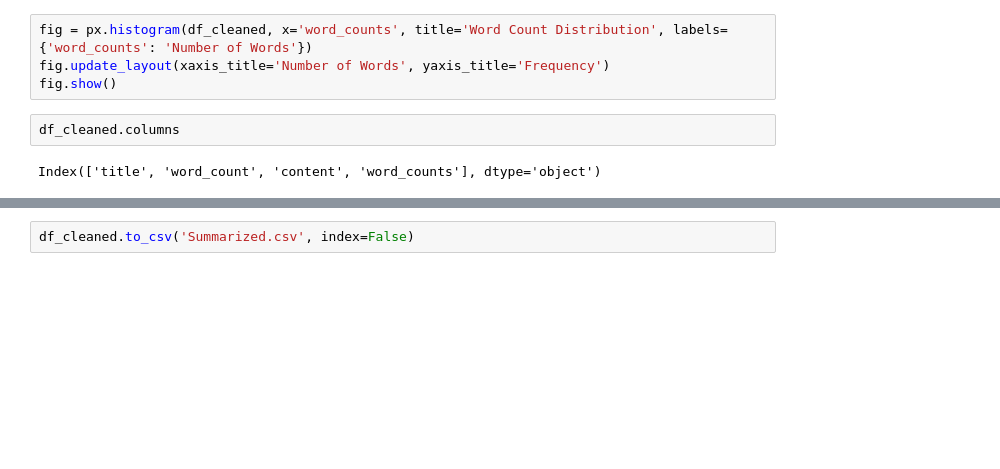
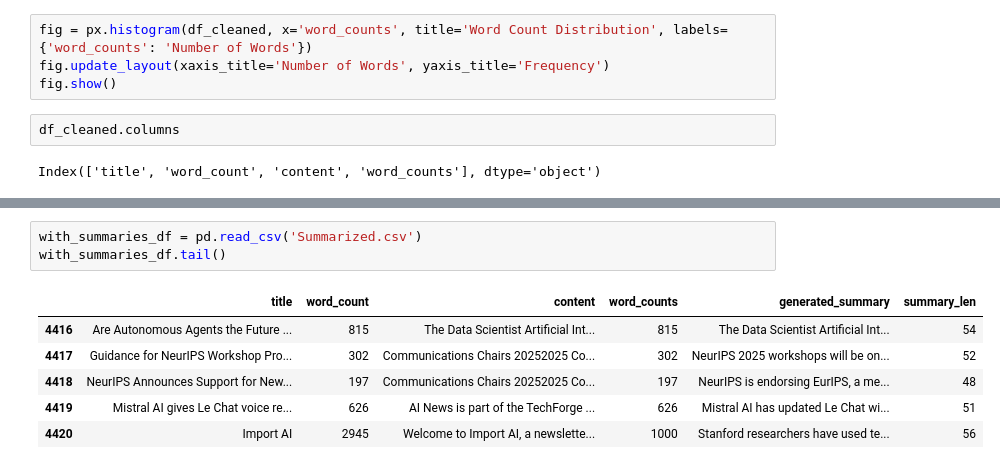
Before and after one commit to FrancisNdirangu/Summarizer_Project, a Jupyter notebook: index.ipynb, the cells around one changed output, grey strips where cells are left out. Saved outputs shown, nothing was run; the diff lists cells and outputs as text; blank space fills up the shorter version.

```diff
--- a/index.ipynb
+++ b/index.ipynb
@@ -252,2 +239,10 @@ df_cleaned.head()
 # %%
-df_cleaned.to_csv('Summarized.csv', index=False)
+with_summaries_df = pd.read_csv('Summarized.csv')
+with_summaries_df.tail()
+# %% [output]
+|  | title | word_count | content | word_counts | generated_summary | summary_len |
+| 4416 | Are Autonomous Agents the Future ... | 815 | The Data Scientist Artificial Int... | 815 | The Data Scientist Artificial Int... | 54 |
+| 4417 | Guidance for NeurIPS Workshop Pro... | 302 | Communications Chairs 20252025 Co... | 302 | NeurIPS 2025 workshops will be on... | 52 |
+| 4418 | NeurIPS Announces Support for New... | 197 | Communications Chairs 20252025 Co... | 197 | NeurIPS is endorsing EurIPS, a me... | 48 |
+| 4419 | Mistral AI gives Le Chat voice re... | 626 | AI News is part of the TechForge ... | 626 | Mistral AI has updated Le Chat wi... | 51 |
+| 4420 | Import AI | 2945 | Welcome to Import AI, a newslette... | 1000 | Stanford researchers have used te... | 56 |
```
Also changed, not shown: parts of 4 cells of this notebook, 6 other files.
